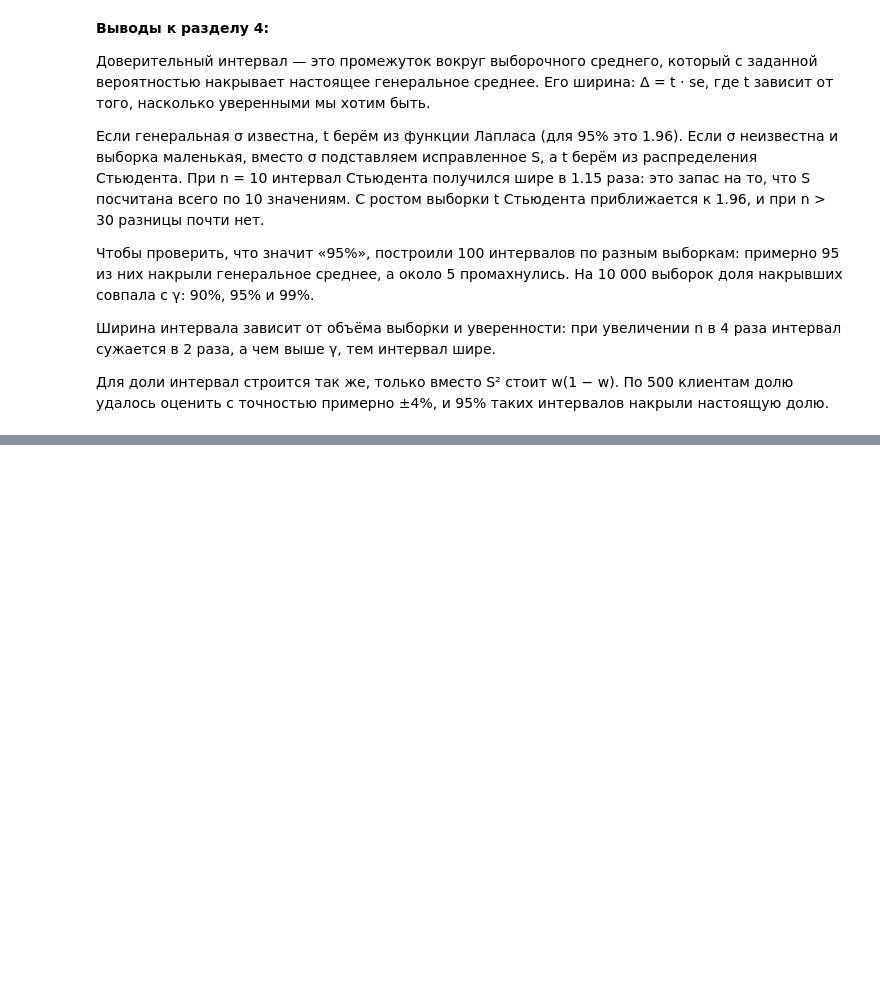
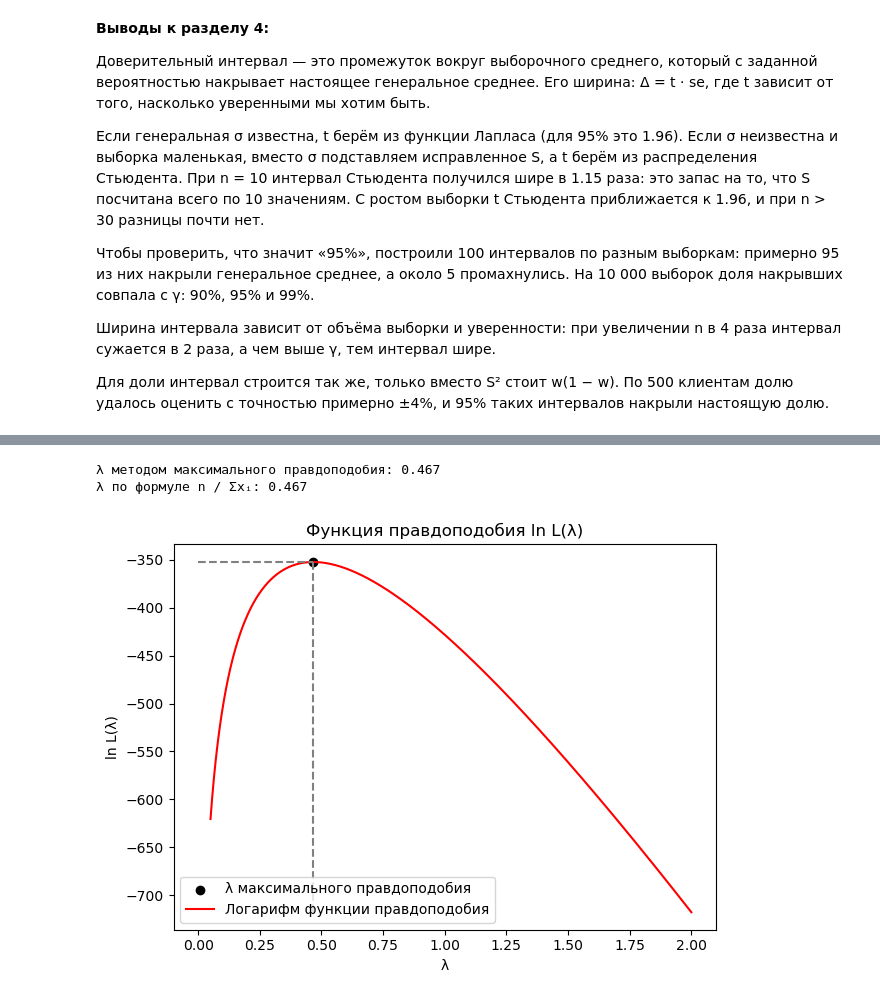
Before and after one commit to dvdkrkh/probability-stats-python, a Jupyter notebook: 02_estimation_clt_ci.ipynb, the cells around one changed output, grey strips where cells are left out. Drawn from its saved outputs; the diff is of its cells as text; code cells hidden in the pictures; blank space fills up the shorter version.

```diff
--- a/02_estimation_clt_ci.ipynb
+++ b/02_estimation_clt_ci.ipynb
@@ -643,0 +655,9 @@ print(f"Накрыли генеральную долю {prop_p:.1%}: {ci_prop_co
+# %%
+mm_n = 200
+mm_lam_true = 0.5
+mm_sample = np.random.exponential(1/mm_lam_true, mm_n)
+mm_mean = mm_sample.mean()
+# M(x) = mm_mean; M(x) = 1/mm_lam
+mm_lam = 1/mm_mean
+print(f"Лямбда полученная методом моментов: {mm_lam:.3f}")
+print(f"Настоящая лямбда {mm_lam_true:.2f}")
@@ -643,0 +671,30 @@ print(f"Накрыли генеральную долю {prop_p:.1%}: {ci_prop_co
+# %%
+# дан шаг, используем np.arange, а не linspace
+mle_lam_grid = np.arange(0.05, 2.001, 0.001)
+mle_logL = []
+for lam in mle_lam_grid:
+    mle_dens = lam*np.exp(-1*lam*mm_sample) # плотность при 1 лямбда для всех 200 точек
+    mle_dens_log = np.log(mle_dens)
+    mle_dens_log_sum = mle_dens_log.sum()
+    mle_logL.append(mle_dens_log_sum)
+
+mle_maxidx = np.argmax(mle_logL)
+mle_maxlam = mle_lam_grid[mle_maxidx]
+mle_maxlam_formula = mm_n/mm_sample.sum()
+print(f"λ методом максимального правдоподобия: {mle_maxlam:.3f}")
+print(f"λ по формуле n / Σxᵢ: {mle_maxlam_formula:.3f}")
+
+plt.scatter(mle_maxlam, np.max(mle_logL), color='black', label='λ максимального правдоподобия')
+plt.plot(mle_lam_grid, mle_logL, color="red", label="Логарифм функции правдоподобия")
+plt.vlines(mle_maxlam, np.max(mle_logL), np.min(mle_logL), linestyles="--", color="gray")
+plt.hlines(np.max(mle_logL),0, mle_maxlam, linestyles="--", color="gray")
+plt.title("Функция правдоподобия ln L(λ)")
+plt.xlabel("λ")
+plt.ylabel("ln L(λ)")
+plt.legend()
+plt.tight_layout()
+plt.show()
+# %% [output]
+λ методом максимального правдоподобия: 0.467
+λ по формуле n / Σxᵢ: 0.467
+[figure, added]
```
Also changed, not shown: parts of 14 cells of this notebook, 1 other file.
